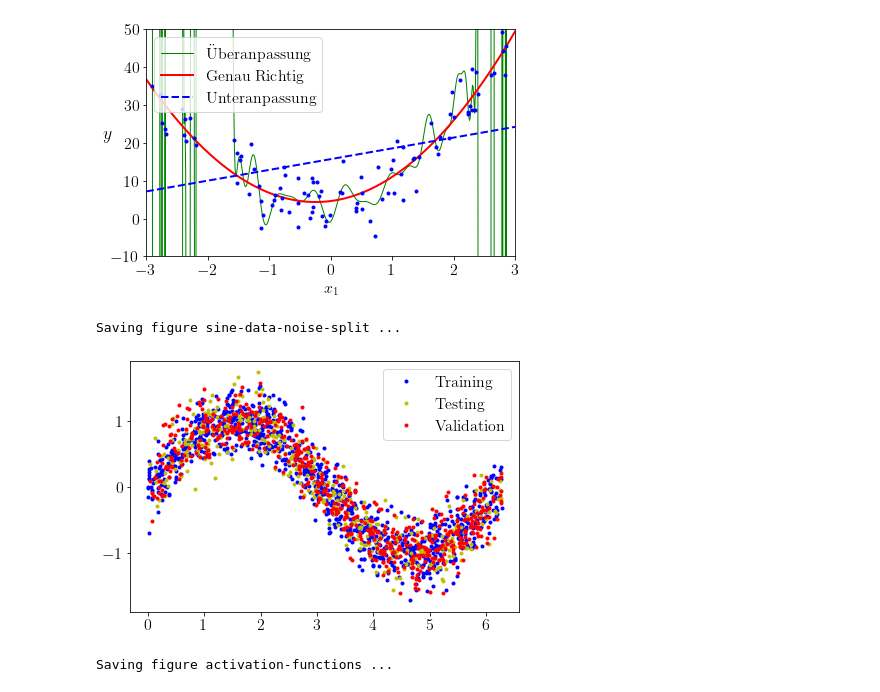
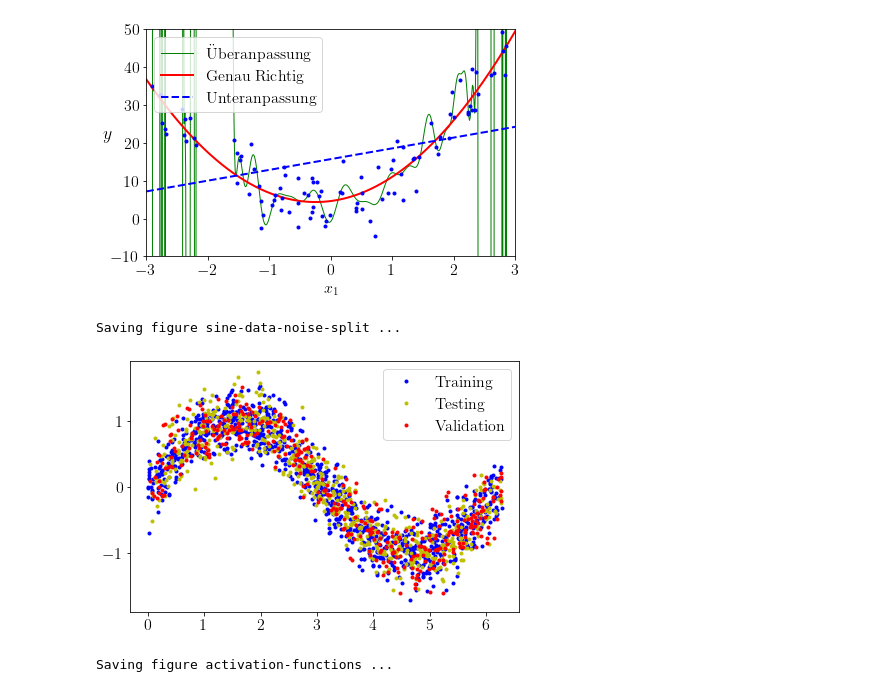
Before and after one commit to JensDll/bachelorarbeit-notebooks, a Jupyter notebook: first-nn/sine.ipynb, the cells around one changed output. Drawn from its saved outputs; the diff is of its cells as text; code cells hidden in the pictures.

```diff
--- a/first-nn/sine.ipynb
+++ b/first-nn/sine.ipynb
@@ -116,7 +116,7 @@ Saving figure over_underfitting ...
 [figure]
 # %%
 TRAIN_SIZE = int(0.5 * SAMPLES)
-TEST_SIZE = int(0.2 * SAMPLES)
+TEST_SIZE = int(0.3 * SAMPLES)
 VAL_SIZE = SAMPLES - TRAIN_SIZE - TEST_SIZE
 
 x_train, x_test, x_val = tf.split(x, [TRAIN_SIZE, TEST_SIZE, VAL_SIZE])
@@ -126,13 +126,13 @@ assert tf.size(x_train) + tf.size(x_test) + tf.size(x_val) == SAMPLES
 # %%
 plt.plot(x_train, y_train, "b.", label="Training")
 plt.plot(x_test, y_test, "y.", label="Testing")
 plt.plot(x_val, y_val, "r.", label="Validation")
-plt.legend()
+plt.legend(loc="upper right")
 save_fig("sine-data-noise-split")
 plt.show()
 # %% [output]
 Saving figure sine-data-noise-split ...
-[figure, old version]
+[figure, new version]
 # %%
 def plot_activation_functions():
     z = tf.linspace(-6, 6, 3000)
```
Also changed, not shown: parts of 28 cells of this notebook, 25 other files.
